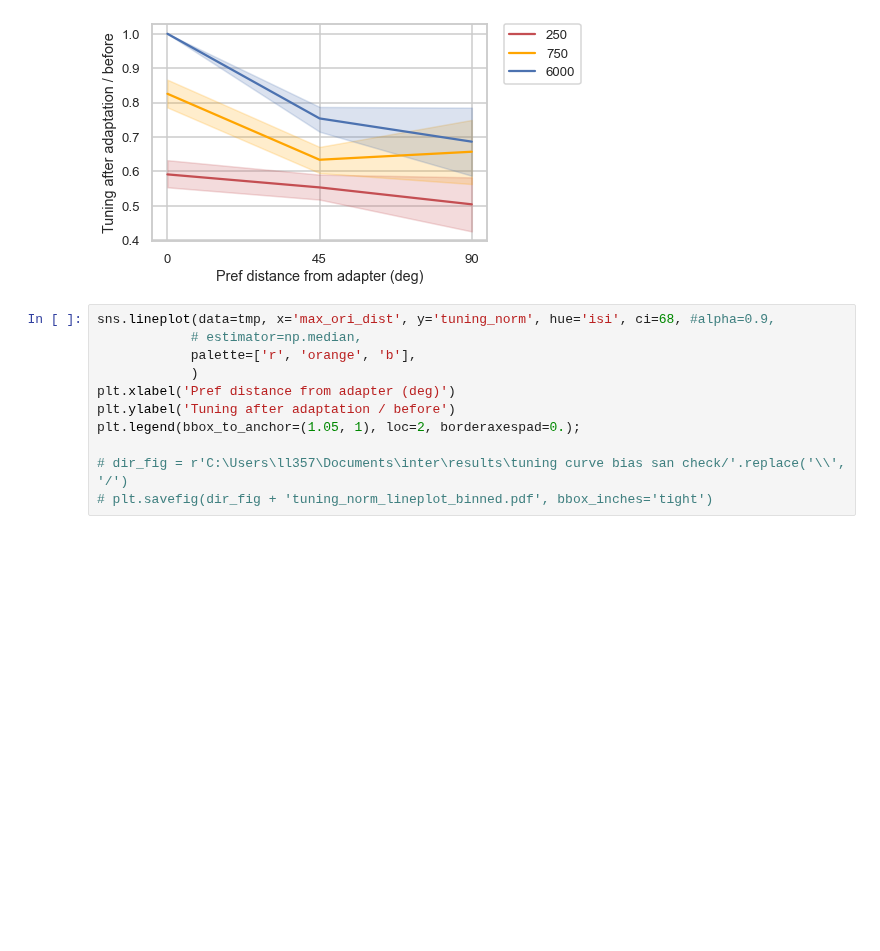
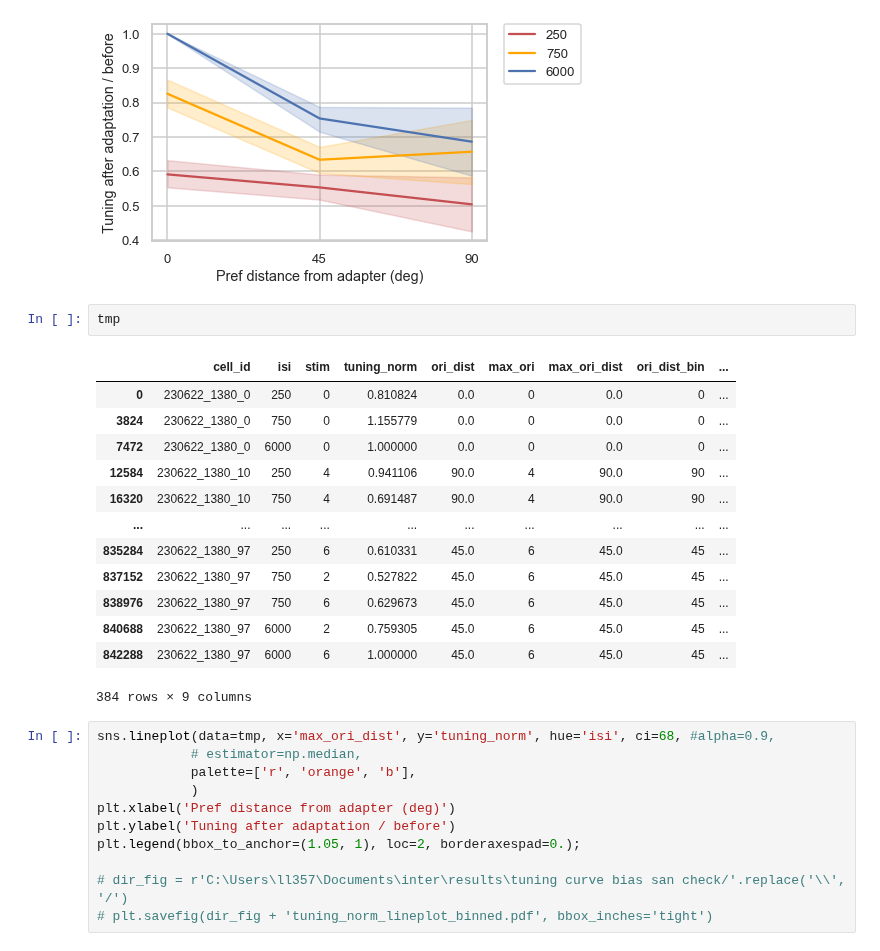
Before and after one commit to lanluo9/inter, a Jupyter notebook: scripts/ipynb/tuning_bias_multisess.ipynb, the cells around one changed output. Drawn from its saved outputs; the diff is of its cells as text; blank space fills up the shorter version.

```diff
--- a/scripts/ipynb/tuning_bias_multisess.ipynb
+++ b/scripts/ipynb/tuning_bias_multisess.ipynb
@@ -803,6 +820,22 @@ plt.legend(bbox_to_anchor=(1.05, 1), loc=2, borderaxespad=0.);
 # plt.savefig(dir_fig + 'Fig2E Jin2019.pdf', bbox_inches='tight')
 # %% [output]
 [figure]
+# %%
+tmp
+# %% [output]
+|  | cell_id | isi | stim | tuning_norm | ori_dist | max_ori | max_ori_dist | ori_dist_bin | ... |
+| 0 | 230622_1380_0 | 250 | 0 | 0.810824 | 0.0 | 0 | 0.0 | 0 | ... |
+| 3824 | 230622_1380_0 | 750 | 0 | 1.155779 | 0.0 | 0 | 0.0 | 0 | ... |
+| 7472 | 230622_1380_0 | 6000 | 0 | 1.000000 | 0.0 | 0 | 0.0 | 0 | ... |
+| 12584 | 230622_1380_10 | 250 | 4 | 0.941106 | 90.0 | 4 | 90.0 | 90 | ... |
+| 16320 | 230622_1380_10 | 750 | 4 | 0.691487 | 90.0 | 4 | 90.0 | 90 | ... |
+| ... | ... | ... | ... | ... | ... | ... | ... | ... | ... |
+| 835284 | 230622_1380_97 | 250 | 6 | 0.610331 | 45.0 | 6 | 45.0 | 45 | ... |
+| 837152 | 230622_1380_97 | 750 | 2 | 0.527822 | 45.0 | 6 | 45.0 | 45 | ... |
+| 838976 | 230622_1380_97 | 750 | 6 | 0.629673 | 45.0 | 6 | 45.0 | 45 | ... |
+| 840688 | 230622_1380_97 | 6000 | 2 | 0.759305 | 45.0 | 6 | 45.0 | 45 | ... |
+| 842288 | 230622_1380_97 | 6000 | 6 | 1.000000 | 45.0 | 6 | 45.0 | 45 | ... |
+384 rows × 9 columns
 # %%
 sns.lineplot(data=tmp, x='max_ori_dist', y='tuning_norm', hue='isi', ci=68, #alpha=0.9,
             # estimator=np.median,
```
Also changed, not shown: parts of 1 cell of this notebook.
